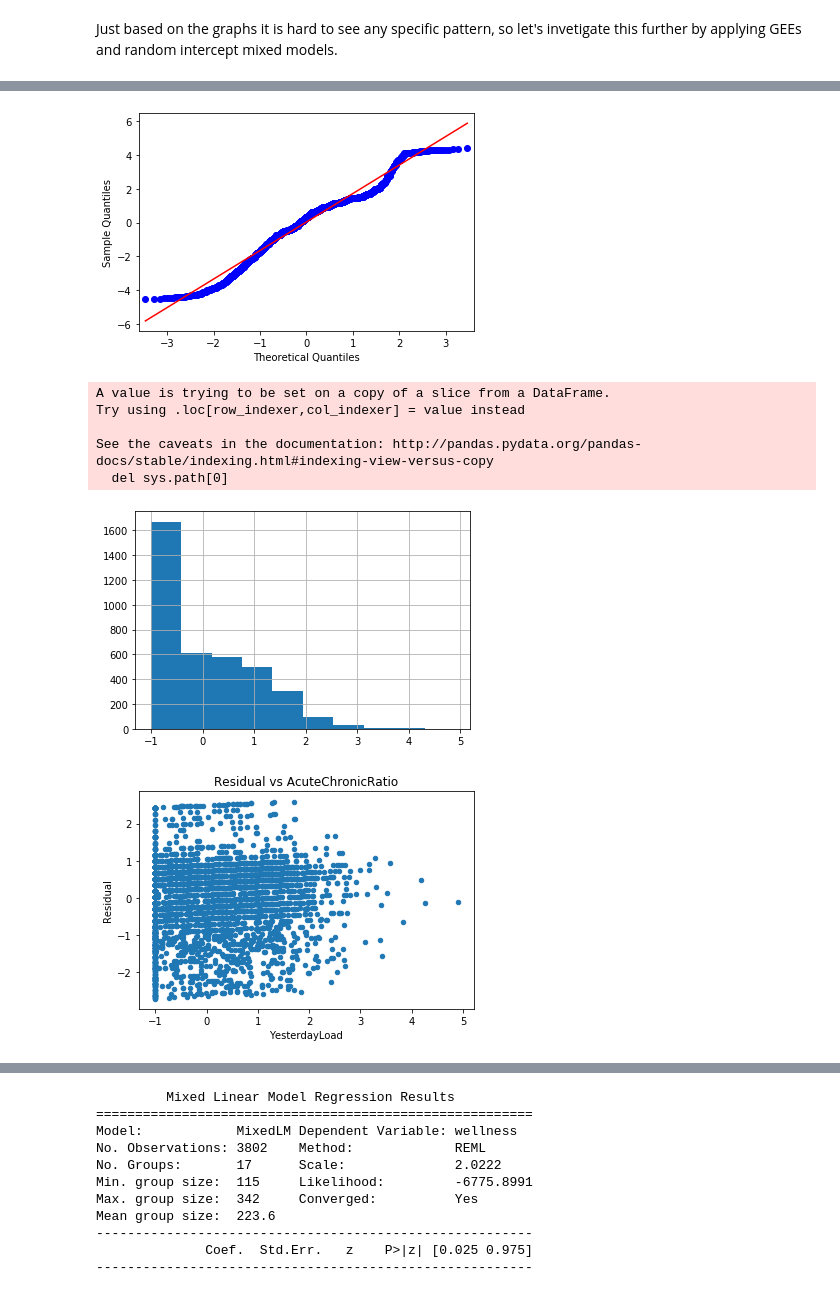
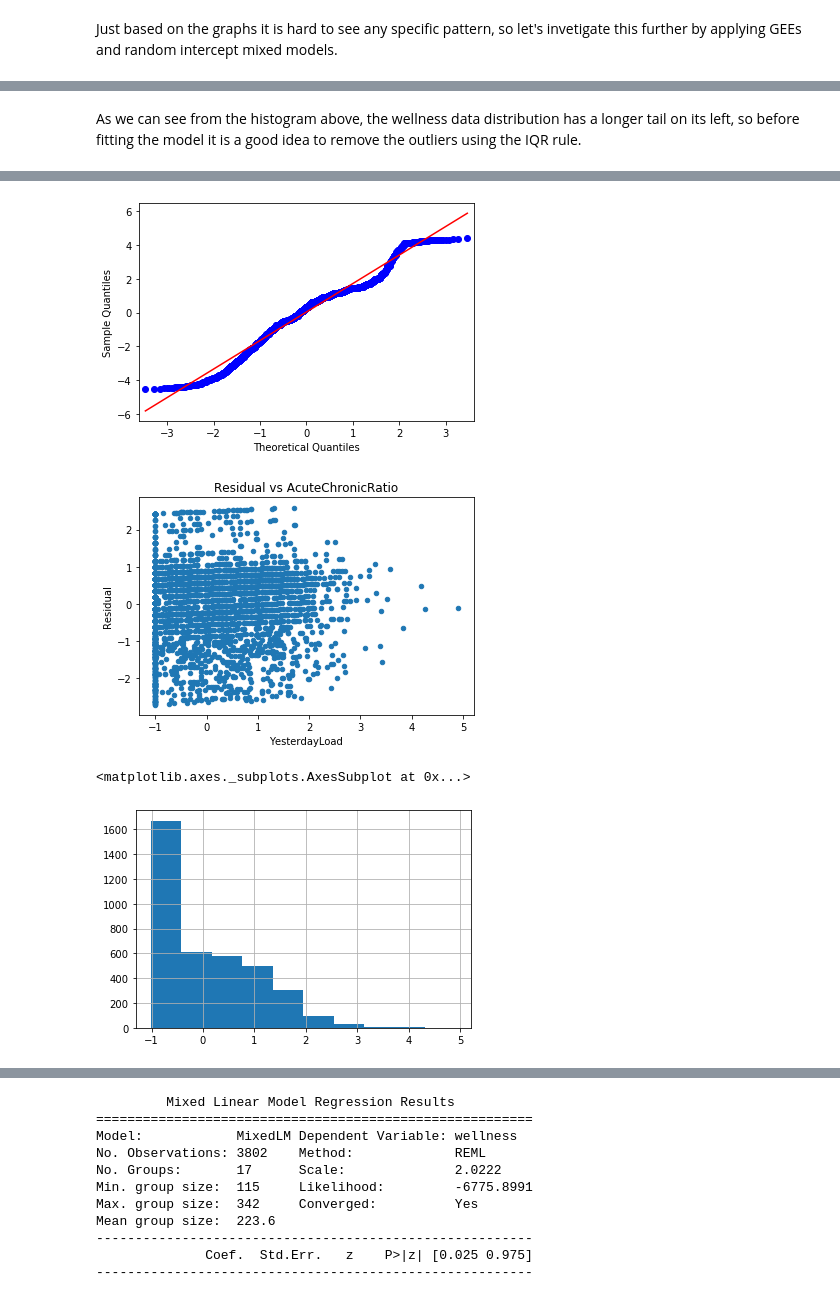
Before and after one commit to JoeRoussy/sta2453-project-1, a Jupyter notebook: yesterdays_load_vs_performance_and_wellness.ipynb, the cells around one changed output, grey strips where cells are left out. Drawn from its saved outputs; the diff is of its cells as text; code cells hidden in the pictures.

Commit message:
cleaned up the yesterday's file.

```diff
--- a/yesterdays_load_vs_performance_and_wellness.ipynb
+++ b/yesterdays_load_vs_performance_and_wellness.ipynb
@@ -238,20 +220,24 @@ Name: wellness, Length: 3802, dtype: float64
+# %% [markdown]
+As we can see from the histogram above, the wellness data distribution has a longer tail on its left, so before fitting the model it is a good idea to remove the outliers using the IQR rule.
 # %%
 fam = sm.families.Gaussian()
 ind = sm.cov_struct.Exchangeable()
 
-processed_wellness = removeOutliers(processed_wellness, 'wellness')
-
+# Remove the outliers of the welless data
+processed_wellness = removeOutliers(processed_wellness.copy(), 'wellness')
 
 mod = smf.gee("wellness ~ YesterdayLoad", "PlayerID", processed_wellness, cov_struct=ind, family=fam)
 res = mod.fit()
 print(res.summary())
+
 qqplot(res.resid, line='s')
 plt.show()
 
+
 processed_wellness['Residual'] = (res.resid - res.resid.mean()) / res.resid.std()
-processed_wellness['YesterdayLoad'].hist()
 
 scatter_plot(processed_wellness, 'YesterdayLoad', 'Residual', 'Residual vs AcuteChronicRatio')
+processed_wellness['YesterdayLoad'].hist()
 # %% [output]
                                GEE Regression Results
 ===================================================================================
@@ -266,17 +252,13 @@ Covariance type:                    robust   Time:                         15:06
 =================================================================================
                     coef    std err          z      P>|z|      [0.025      0.975]
 ---------------------------------------------------------------------------------
 Intercept         0.3167      0.244      1.298      0.194      -0.162       0.795
 YesterdayLoad    -0.1000      0.021     -4.841      0.000      -0.141      -0.060
 ==============================================================================
 Skew:                         -0.3759   Kurtosis:                       0.2871
 Centered skew:                -0.4490   Centered kurtosis:              0.6954
 ==============================================================================
 [figure]
+[figure, new version]
-A value is trying to be set on a copy of a slice from a DataFrame.
-Try using .loc[row_indexer,col_indexer] = value instead
-
-See the caveats in the documentation: http://pandas.pydata.org/pandas-docs/stable/indexing.html#indexing-view-versus-copy
-  del sys.path[0]
+<matplotlib.axes._subplots.AxesSubplot at 0x...>
-[figure, old version]
-[figure, old version]
+[figure, new version]
```
Also changed, not shown: parts of 39 cells of this notebook.
